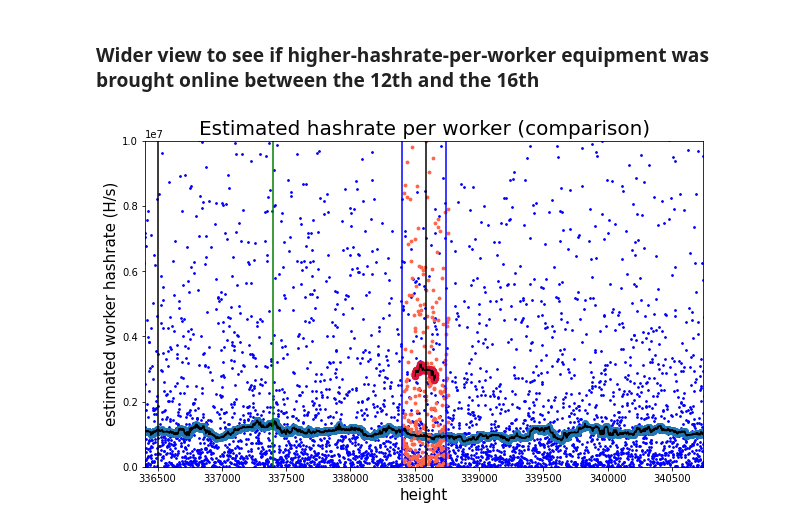
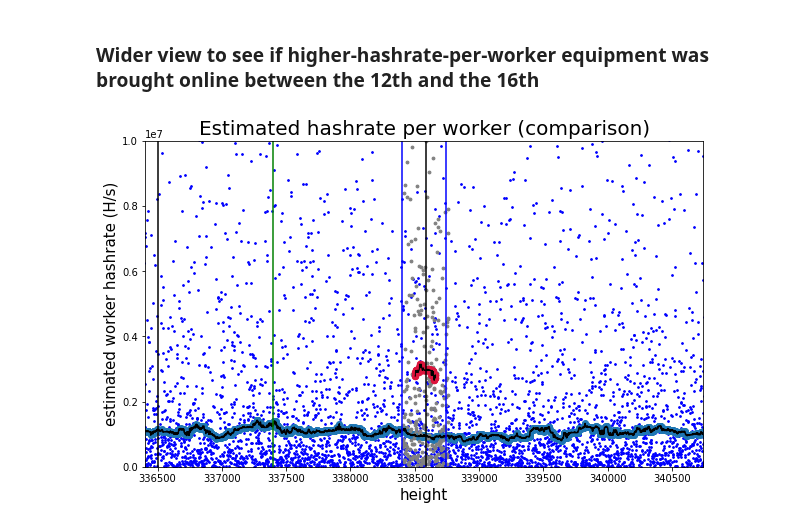
Before and after one commit to Mitchellpkt/firo-forensics, a Jupyter notebook: analysis/jupyter-python-firo-forensics.ipynb, the cells around one changed output. Drawn from its saved outputs; the diff is of its cells as text; code cells hidden in the pictures.

```diff
--- a/analysis/jupyter-python-firo-forensics.ipynb
+++ b/analysis/jupyter-python-firo-forensics.ipynb
@@ -523,39 +522,0 @@ plt.ylim((0,0.65e7));
-# %%
-isli.scatter(analysis_df['time'], analysis_df['attacker_lead'], xlabel='time', ylabel='relative progress\n("attacker was ahead by Y blocks")', markersize=50, markercolor=firo_red_array, figsize=(10,6), title="Relative progress of attacker's chain");
-plt.axhline(y=0, color='k');
-plt.xlim((min(attack_blocks['time']), max(attack_blocks['time'])));
-
-rolling_average_width = 50
-nonce_threshold = 1e9
-
-# First plot the honest blocks
-honest_blocks_df = control_blocks.append(abandoned_blocks)
-honest_blocks_df = honest_blocks_df.sort_values(by='height', ascending=True)
-honest_blocks_df['discovery_time'] = honest_blocks_df['time'].diff()
-honest_blocks_df['estimated_hashes_per_sec'] = honest_blocks_df['nonce']  / honest_blocks_df['discovery_time']
-honest_blocks_df = honest_blocks_df[honest_blocks_df['nonce']  < nonce_threshold]
-honest_heights = honest_blocks_df['height']
-isli.scatter(honest_blocks_df['time'][1::]-rolling_average_width/2, honest_blocks_df['estimated_hashes_per_sec'][1::],
-             rollingMedianBinWidth=None, xlabel='time', ylabel='estimated worker hashrate (H/s)\n', markercolor='b',
-             figsize=(10,6), title='Estimated hashrate per worker (comparison)', yscale='linear', ylim=(0, 1e7))
-#plt.axvline(x=min(attack_blocks['time']), color='b')
-#plt.axvline(x=max(attack_blocks['time']), color='b')
-np.nanmedian(honest_blocks_df['estimated_hashes_per_sec'])
-#xlim_width = 1000
-plt.xlim((first_attack_block-xlim_width,last_attack_block+xlim_width));
-
-# Now add the attacker blocks
-median_offset = 0# rolling_average_width/2*np.nanmedian(attack_blocks['time'].diff())
-print('1 - mo: ' + str(median_offset))
-plt.scatter(attacker_blocks_df['time'][1::], attacker_blocks_df['estimated_hashes_per_sec'][1::], color='tomato', s = 8)
-temporaryDataFrame = pd.DataFrame()
-temporaryDataFrame['xData'] = attacker_blocks_df['time'][1::] + median_offset
-temporaryDataFrame['yData'] = attacker_blocks_df['estimated_hashes_per_sec'][1::]
-temporaryDataFrame.sort_values(by='xData', ascending=True, inplace=True)
-trace = plt.scatter(temporaryDataFrame.xData,
-                    temporaryDataFrame['yData'].rolling(rolling_average_width).median(),
-                    color='crimson', s=40)
-trace = plt.plot(temporaryDataFrame.xData, temporaryDataFrame['yData'].rolling(rolling_average_width).median(),
-         color='k',linewidth=1)
-plt.xlim((min(attack_blocks['time']), max(attack_blocks['time'])));
-plt.ylim((0,0.65e7));
@@ -579,32 +536,32 @@ xlim_width = 2000
 
 # First plot the honest blocks
 honest_blocks_df = control_blocks.append(abandoned_blocks)
 honest_blocks_df = honest_blocks_df.sort_values(by='height', ascending=True)
 honest_blocks_df['discovery_time'] = honest_blocks_df['time'].diff()
 honest_blocks_df['estimated_hashes_per_sec'] = honest_blocks_df['nonce']  / honest_blocks_df['discovery_time']
 honest_blocks_df = honest_blocks_df[honest_blocks_df['nonce']  < nonce_threshold]
 honest_heights = honest_blocks_df['height']
 isli.scatter(honest_blocks_df['height'][1::]-rolling_average_width/2, honest_blocks_df['estimated_hashes_per_sec'][1::],
              rollingMedianBinWidth=rolling_average_width, xlabel='height', ylabel='estimated worker hashrate (H/s)', markercolor='b',
              figsize=(10,6), title='Estimated hashrate per worker (comparison)', yscale='linear', ylim=(0, 1e7))
 plt.axvline(x=min(attack_blocks['height']), color='b')
 plt.axvline(x=max(attack_blocks['height']), color='b')
 np.nanmedian(honest_blocks_df['estimated_hashes_per_sec'])
 plt.xlim((first_attack_block-xlim_width,last_attack_block+xlim_width));
 
 # Now add the attacker blocks
-plt.scatter(attacker_blocks_df['height'][1::], attacker_blocks_df['estimated_hashes_per_sec'][1::], color='tomato', s = 8)
+plt.scatter(attacker_blocks_df['height'][1::], attacker_blocks_df['estimated_hashes_per_sec'][1::], color='gray', s = 8)
 temporaryDataFrame = pd.DataFrame()
 temporaryDataFrame['xData'] = attacker_blocks_df['height'][1::]-rolling_average_width/2
 temporaryDataFrame['yData'] = attacker_blocks_df['estimated_hashes_per_sec'][1::]
 temporaryDataFrame.sort_values(by='xData', ascending=True, inplace=True)
 trace = plt.scatter(temporaryDataFrame.xData,
                     temporaryDataFrame['yData'].rolling(rolling_average_width).median(),
                     color='crimson', s=40)
 trace = plt.plot(temporaryDataFrame.xData, temporaryDataFrame['yData'].rolling(rolling_average_width).median(),
          color='k',linewidth=1)
 plt.axvline(x=338590, color='k');
 plt.axvline(x=337396, color='g');
 plt.axvline(x=336500, color='k');
 # %% [output]
-[figure, old version]
+[figure, new version]
```
Also changed, not shown: parts of 2 cells of this notebook.
